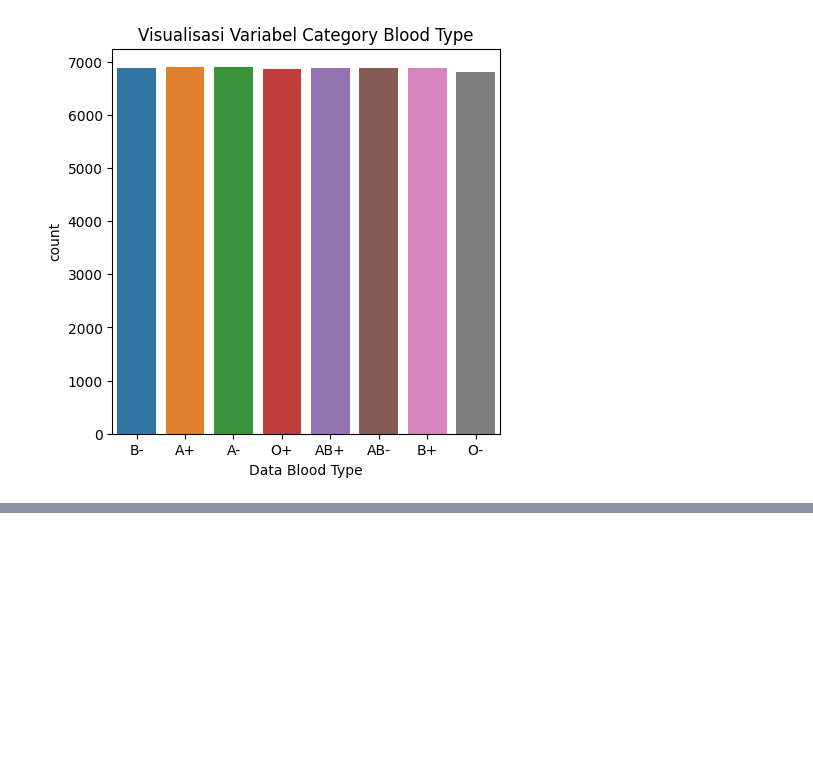
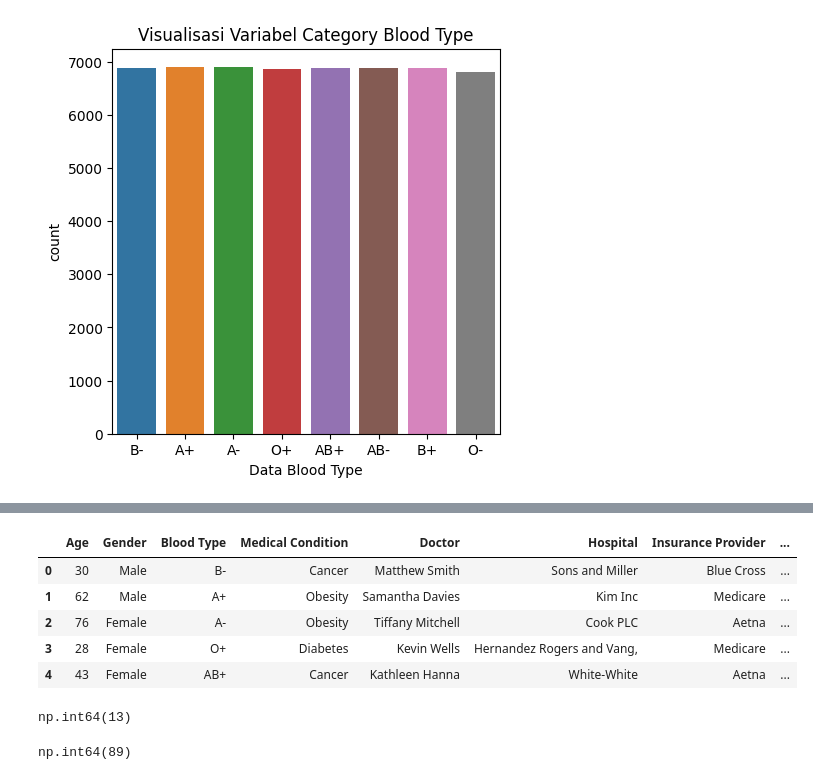
Before and after one commit to Angga-Ramda-Ramadhan/MedCheckProject, a Jupyter notebook: modelling.ipynb, the cells around one changed output, grey strips where cells are left out. Drawn from its saved outputs; the diff is of its cells as text; code cells hidden in the pictures; blank space fills up the shorter version.

```diff
--- a/modelling.ipynb
+++ b/modelling.ipynb
@@ -116,0 +147,20 @@ exp.visualcatplotdouble(data, 'Medical Condition', 'Age')
+# %%
+drop_data= ['Name', 'Discharge Date', 'Date of Admission', 'Room Number']
+data.drop(columns=drop_data, inplace=True)
+
+data.head()
+# %% [output]
+|  | Age | Gender | Blood Type | Medical Condition | Doctor | Hospital | Insurance Provider | ... |
+| 0 | 30 | Male | B- | Cancer | Matthew Smith | Sons and Miller | Blue Cross | ... |
+| 1 | 62 | Male | A+ | Obesity | Samantha Davies | Kim Inc | Medicare | ... |
+| 2 | 76 | Female | A- | Obesity | Tiffany Mitchell | Cook PLC | Aetna | ... |
+| 3 | 28 | Female | O+ | Diabetes | Kevin Wells | Hernandez Rogers and Vang, | Medicare | ... |
+| 4 | 43 | Female | AB+ | Cancer | Kathleen Hanna | White-White | Aetna | ... |
+# %%
+data['Age'].min()
+# %% [output]
+np.int64(13)
+# %%
+data['Age'].max()
+# %% [output]
+np.int64(89)
```
Also changed, not shown: parts of 7 cells of this notebook.
